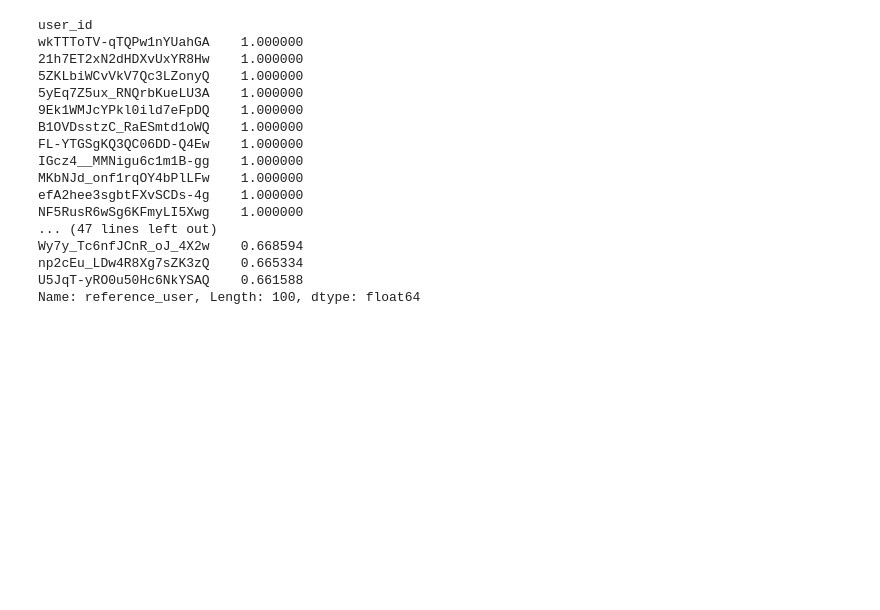
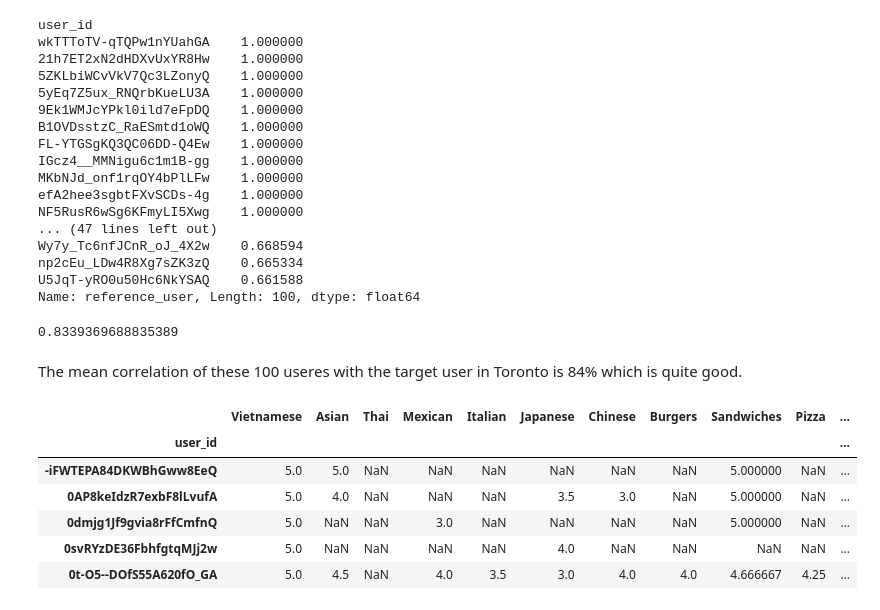
Before and after one commit to hecmesge/ABA2020, a Jupyter notebook: Recommender_users_phoenix.ipynb, the cells around one changed output. Saved outputs shown, nothing was run; the diff lists cells and outputs as text; code cells hidden in the pictures; blank space fills up the shorter version.

```diff
--- a/Recommender_users_phoenix.ipynb
+++ b/Recommender_users_phoenix.ipynb
@@ -272,7 +247,23 @@ Wy7y_Tc6nfJCnR_oJ_4X2w    0.668594
 np2cEu_LDw4R8Xg7sZK3zQ    0.665334
 U5JqT-yRO0u50Hc6NkYSAQ    0.661588
 Name: reference_user, Length: 100, dtype: float64
+# %%
+neighbours_corr.mean()
+# %% [output]
+0.8339369688835389
+# %% [markdown]
+The mean correlation of these 100 useres with the target user in Toronto is 84% which is quite good.
 # %%
 future_customers=up_friends[up_friends.index.isin(potential_customers)][['Vietnamese','Asian','Thai','Mexican','Italian','Japanese','Chinese','Burgers','Sandwiches','Pizza','Sushi','Indian']]
 # %%
 future_customers.to_csv('future_customers.csv')
+# %%
+future_customers.head()
+# %% [output]
+|  | Vietnamese | Asian | Thai | Mexican | Italian | Japanese | Chinese | Burgers | Sandwiches | Pizza | ... |
+| user_id |  |  |  |  |  |  |  |  |  |  | ... |
+| -iFWTEPA84DKWBhGww8EeQ | 5.0 | 5.0 | NaN | NaN | NaN | NaN | NaN | NaN | 5.000000 | NaN | ... |
+| 0AP8keIdzR7exbF8lLvufA | 5.0 | 4.0 | NaN | NaN | NaN | 3.5 | 3.0 | NaN | 5.000000 | NaN | ... |
+| 0dmjg1Jf9gvia8rFfCmfnQ | 5.0 | NaN | NaN | 3.0 | NaN | NaN | NaN | NaN | 5.000000 | NaN | ... |
+| 0svRYzDE36FbhfgtqMJj2w | 5.0 | NaN | NaN | NaN | NaN | 4.0 | NaN | NaN | NaN | NaN | ... |
+| 0t-O5--DOfS55A620fO_GA | 5.0 | 4.5 | NaN | 4.0 | 3.5 | 3.0 | 4.0 | 4.0 | 4.666667 | 4.25 | ... |
```
Also changed, not shown: parts of 25 cells of this notebook.
